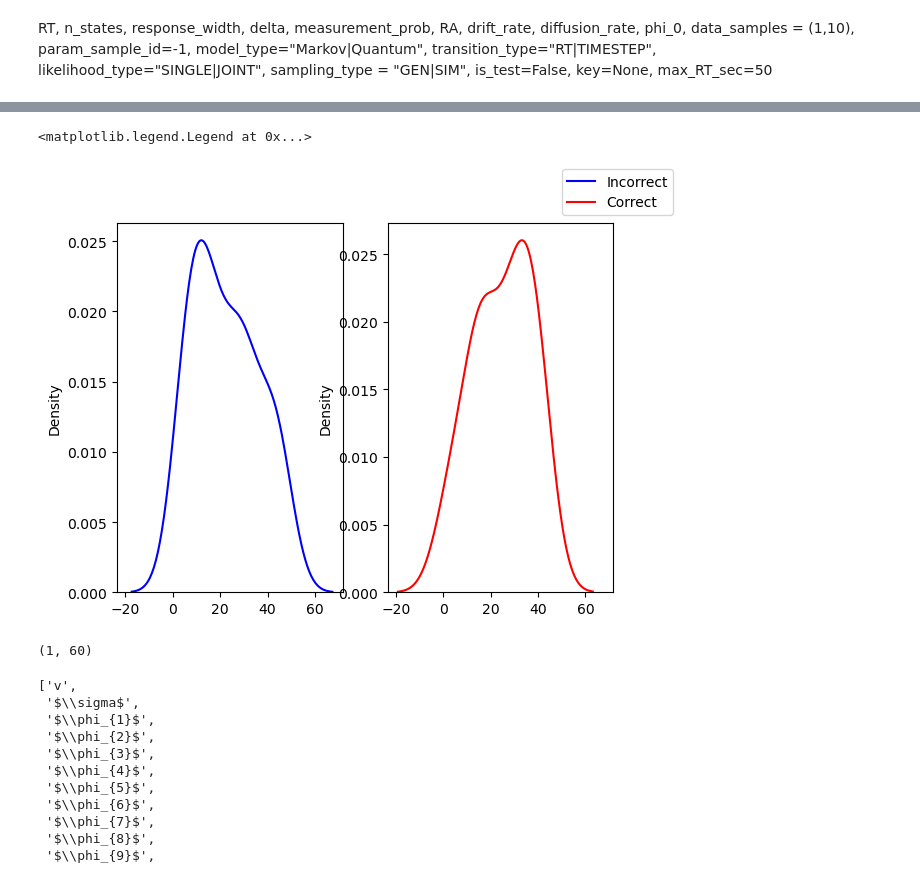
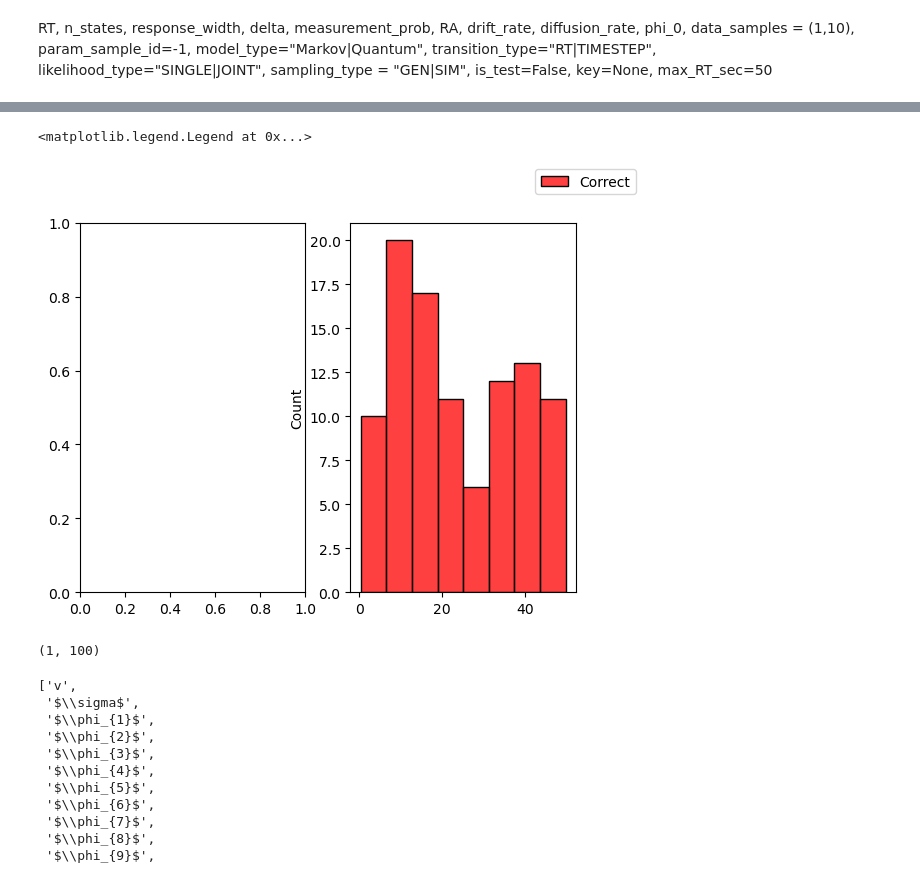
Before and after one commit to rkmalaiya/stochastic_cognitive_dynamics, a Jupyter notebook: poc/amortized_random_walk.ipynb, the cells around one changed output, grey strips where cells are left out. Drawn from its saved outputs; the diff is of its cells as text; code cells hidden in the pictures.

```diff
--- a/poc/amortized_random_walk.ipynb
+++ b/poc/amortized_random_walk.ipynb
@@ -16,18 +19,19 @@ jax.config.update("jax_enable_x64", False) # Without this tensorflow throws erro
 np.tile(1,(10,100)).shape
 # %%
 max_RT_sec = 40
-counter="1.01"
+counter="0.01"
 #I, J = 5, 100
-I, J = 1, 60
+I, J = 1, 100
 #n_states, delta, measurement_prob,response_width  = 11, 0.1, 0.25,2
 n_states, delta, measurement_prob,response_width  = 51, 0.1, 0.25,5
+#n_states, delta, measurement_prob,response_width  = 201, 0.1, 0.25,20
 start_width = (n_states-2*response_width)
 start_width
 # %% [output]
 41
 # %%
 drift_rate, diffusion_rate = np.tile(2,(I,1)), np.tile(1,(I,1))
-model_type = "Quantum"
+model_type = "Markov"
 transition_type="TIMESTEP"
 likelihood_type="SINGLE"
 params_type = "NonCentralized"
@@ -247,17 +278,17 @@ RT, RA = df_samples["RT"].values.reshape((I,J)), df_samples["RA"].values.reshape
 
 #RT, RA #, states_final#.sort_values("final_state", ascending=False).groupby("part_id").count()
 # %%
-fig, axs = plt.subplots(1,2, sharex=True)
-sns.kdeplot(RT.flatten()[RA.flatten()==0], color="Blue", label="Incorrect", ax=axs[0])
-sns.kdeplot(RT.flatten()[RA.flatten()==1], color="Red", label="Correct", ax=axs[1])
+fig, axs = plt.subplots(1,2, sharex=False)
+sns.histplot(RT.flatten()[RA.flatten()==0], color="Blue", label="Incorrect", ax=axs[0])
+sns.histplot(RT.flatten()[RA.flatten()==1], color="Red", label="Correct", ax=axs[1])
 fig.legend()
 # %% [output]
 <matplotlib.legend.Legend at 0x...>
-[figure, old version]
+[figure, new version]
 # %%
 RT.shape
 # %% [output]
-(1, 60)
+(1, 100)
 # %%
 PARAM_NAMES = ["v", r"$\sigma$"] + [f"$\phi_{{{s}}}$" for s in range(1,n_states+1)]
 PARAM_NAMES
```
Also changed, not shown: parts of 44 cells of this notebook.
